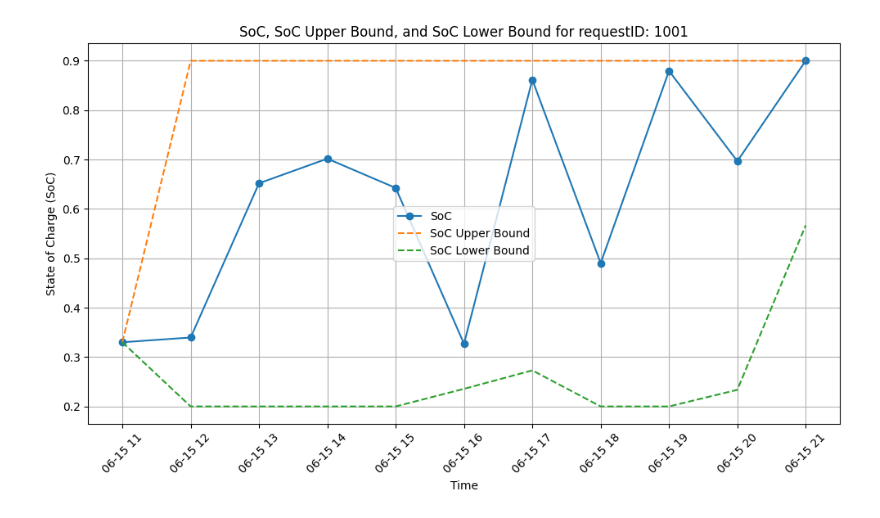
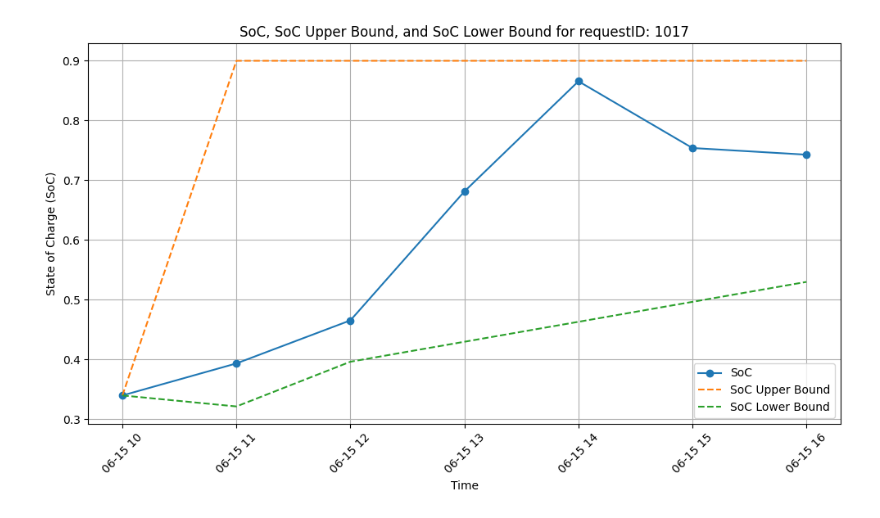
Before and after one commit to carlwang49/MY_WORK, a Jupyter notebook: evaluation_for_soc_state.ipynb, the cells around one changed output. Saved outputs shown, nothing was run; the diff lists cells and outputs as text; code cells hidden in the pictures.

```diff
--- a/evaluation_for_soc_state.ipynb
+++ b/evaluation_for_soc_state.ipynb
@@ -4,32 +4,32 @@ import matplotlib.pyplot as plt
 # %%
 # Read the CSV file
 file_path = './Result/soc_history.csv'
 data = pd.read_csv(file_path)
 
 # Convert 'current_time' to datetime
 data['current_time'] = pd.to_datetime(data['current_time'])
 
 # Function to plot SoC, SoC_upper_bound, and SoC_lower_bound for a given requestID
 def plot_soc_for_requestID(requestID):
     filtered_data = data[data['requestID'] == requestID]
 
     plt.figure(figsize=(10, 6))
 
     plt.plot(filtered_data['current_time'], filtered_data['soc'], label='SoC', marker='o')
     plt.plot(filtered_data['current_time'], filtered_data['SoC_upper_bound'], label='SoC Upper Bound', linestyle='--')
     plt.plot(filtered_data['current_time'], filtered_data['SoC_lower_bound'], label='SoC Lower Bound', linestyle='--')
 
     plt.xlabel('Time')
     plt.ylabel('State of Charge (SoC)')
     plt.title(f'SoC, SoC Upper Bound, and SoC Lower Bound for requestID: {requestID}')
     plt.legend()
     plt.grid(True)
     plt.xticks(rotation=45)
     plt.tight_layout()
 
     plt.show()
 
 # Example usage
-plot_soc_for_requestID(1001)  # Replace with the desired requestID
+plot_soc_for_requestID(1017)  # Replace with the desired requestID
 # %% [output]
-[figure, old version]
+[figure, new version]
```
Also changed, not shown: 1 other file.
